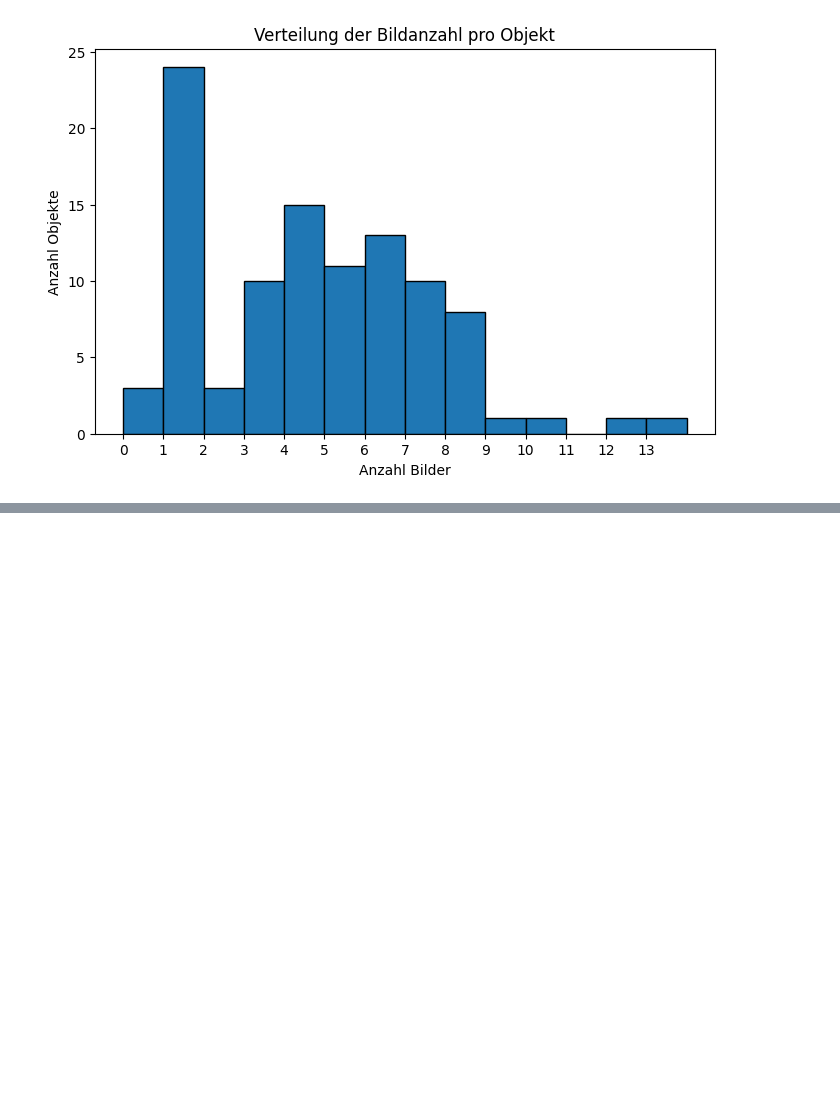
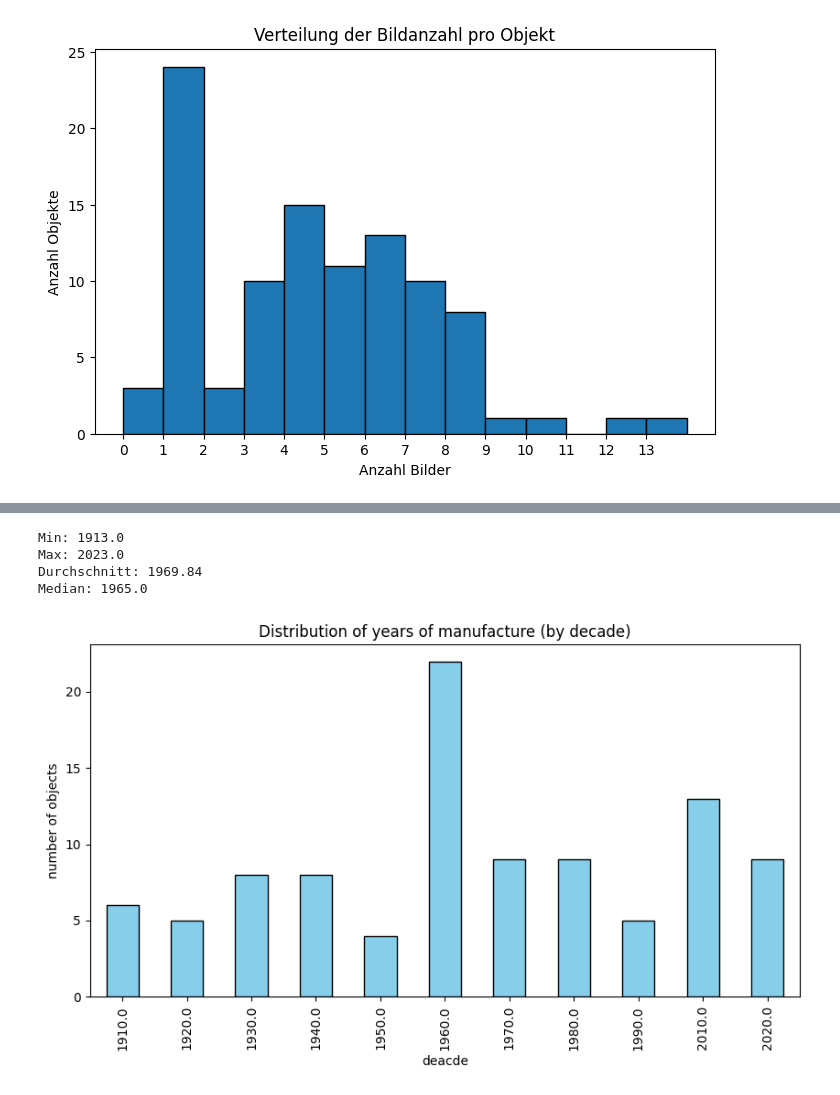
Before and after one commit to DerSaasmann/BIP_Gruppe_1, a Jupyter notebook: DataAnalyze.ipynb, the cells around one changed output, grey strips where cells are left out. Drawn from its saved outputs; the diff is of its cells as text; code cells hidden in the pictures; blank space fills up the shorter version.

```diff
--- a/DataAnalyze.ipynb
+++ b/DataAnalyze.ipynb
@@ -177,0 +229,20 @@ plt.show()
+# %%
+print("Min:", df["jahr_clean"].min())
+print("Max:", df["jahr_clean"].max())
+print("Durchschnitt:", round(df["jahr_clean"].mean(),2))
+print("Median:", df["jahr_clean"].median())
+
+plt.figure(figsize=(10,5))
+(df["jahr_clean"] // 10 * 10).value_counts().sort_index().plot(
+    kind="bar", color="skyblue", edgecolor="black"
+)
+plt.title("Distribution of years of manufacture (by decade)")
+plt.xlabel("deacde")
+plt.ylabel("number of objects")
+plt.show()
+# %% [output]
+Min: 1913.0
+Max: 2023.0
+Durchschnitt: 1969.84
+Median: 1965.0
+[figure, added]
```
Also changed, not shown: parts of 3 cells of this notebook, 1 other file.
